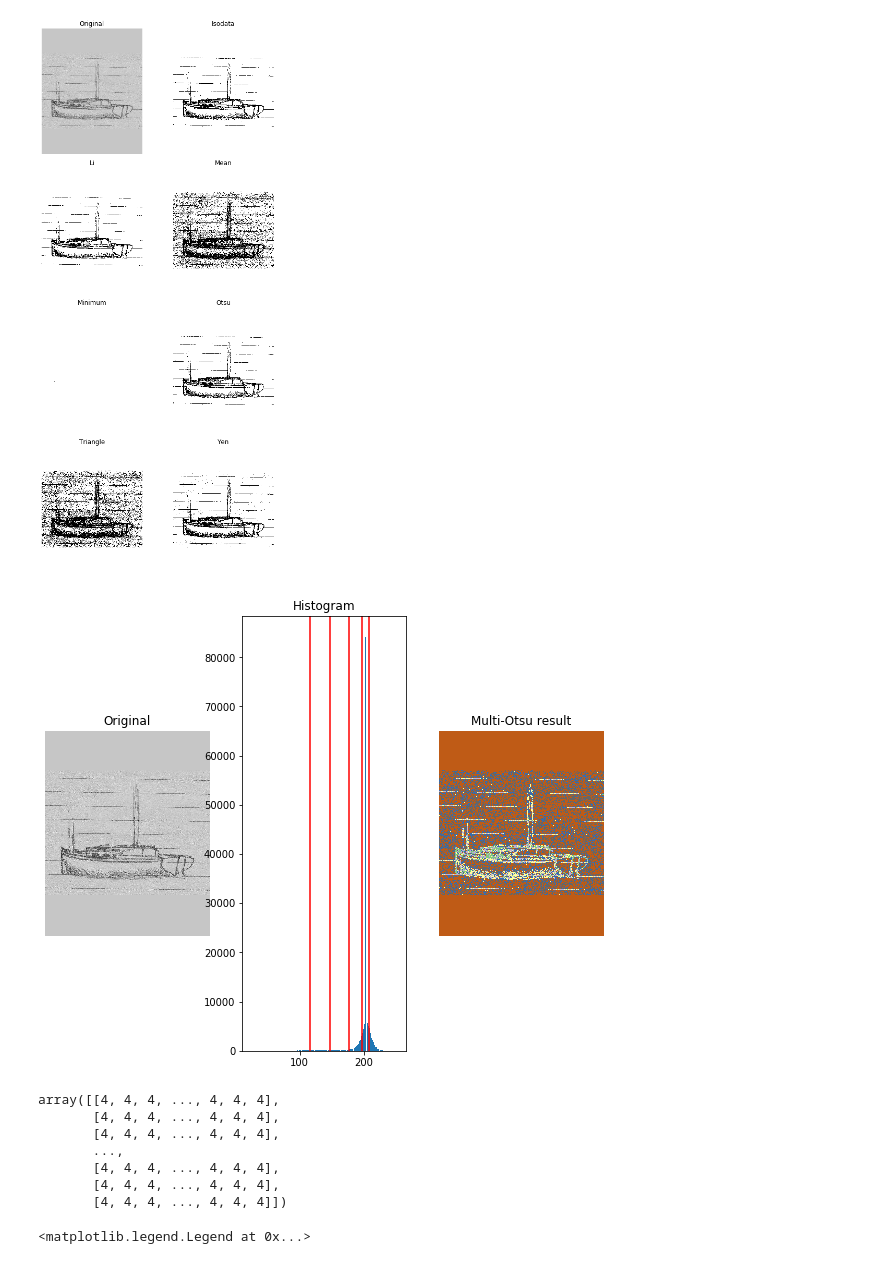
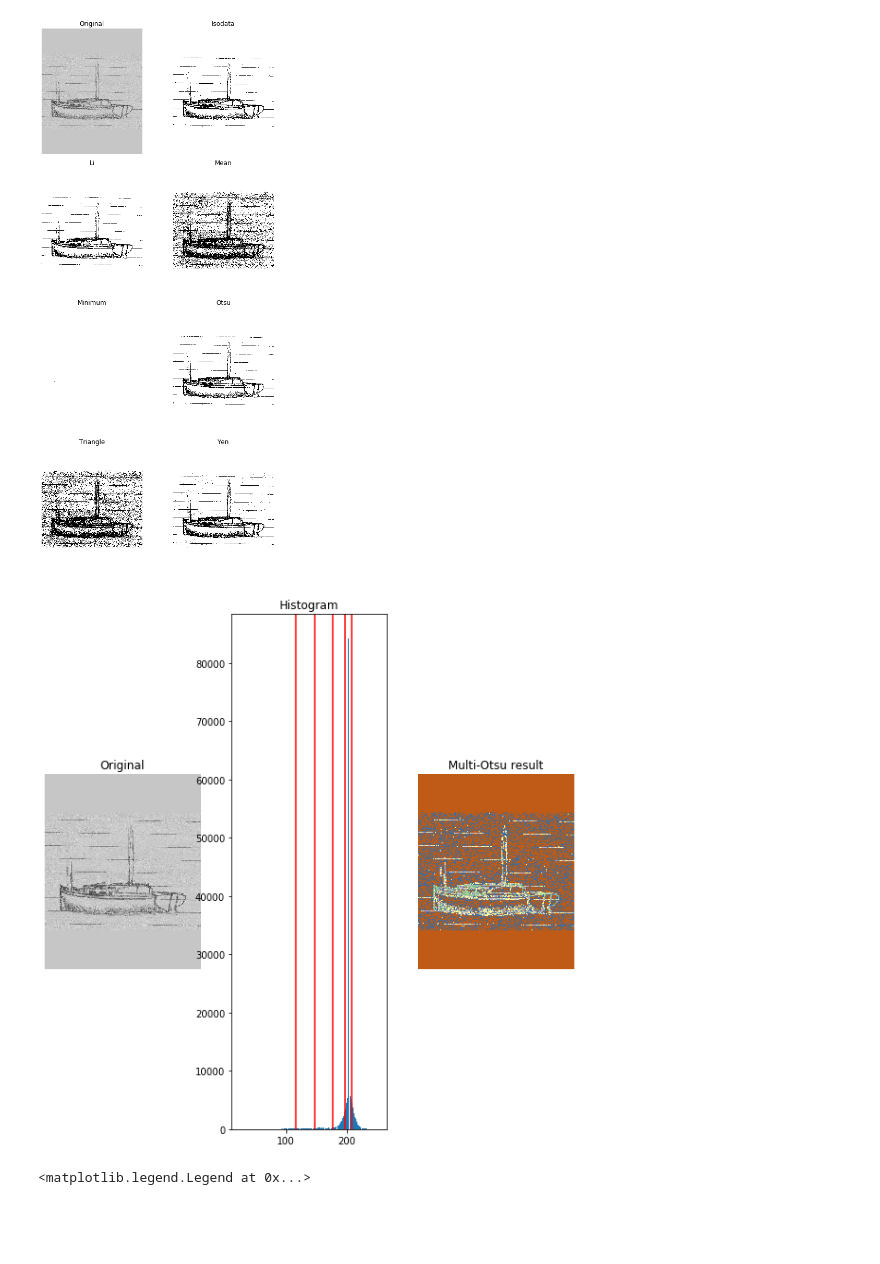
Before and after one commit to MegansColorado/Lined_Boats, a Jupyter notebook: Image_exploration.ipynb, the cells around one changed output. Drawn from its saved outputs; the diff is of its cells as text; code cells hidden in the pictures; blank space fills up the shorter version.

```diff
--- a/Image_exploration.ipynb
+++ b/Image_exploration.ipynb
@@ -122,44 +165,34 @@ skimage.filters.thresholding.threshold_yen
 # top_hat = filters.rank.tophat(sketch_grey, selem)
 # bottom_hat = filters.rank.bottomhat(sketch_grey, selem)
 
-
+# 6 seems to best identify the boat and lines the best
 thresholds = filters.threshold_multiotsu(sketch_grey, classes=6, nbins=256) #cant get above 6 classes
 
 # Using the threshold values, we generate the three regions.
 regions = np.digitize(sketch_grey, bins=thresholds)
 
-fig, ax = plt.subplots(nrows=1, ncols=3, figsize=(10, 8))
+fig, ax = plt.subplots(nrows=1, ncols=3, figsize=(10, 10))
 
 # Plotting the original image.
 ax[0].imshow(sketch_grey, cmap='gray')
 ax[0].set_title('Original')
 ax[0].axis('off')
 
 # Plotting the histogram and the two thresholds obtained from
 # multi-Otsu.
 ax[1].hist(sketch_grey.ravel(), bins=256)
 ax[1].set_title('Histogram')
 for thresh in thresholds:
     ax[1].axvline(thresh, color='r')
 
 # Plotting the Multi Otsu result.
 ax[2].imshow(regions, cmap='Accent')
 ax[2].set_title('Multi-Otsu result')
 ax[2].axis('off')
 
 plt.subplots_adjust()
 
 plt.show()
 # %% [output]
-[figure, old version]
+[figure, new version]
-# %%
-regions
-# %% [output]
-array([[4, 4, 4, ..., 4, 4, 4],
-       [4, 4, 4, ..., 4, 4, 4],
-       [4, 4, 4, ..., 4, 4, 4],
-       ...,
-       [4, 4, 4, ..., 4, 4, 4],
-       [4, 4, 4, ..., 4, 4, 4],
-       [4, 4, 4, ..., 4, 4, 4]])
 # %%
```
Also changed, not shown: parts of 21 cells of this notebook.
